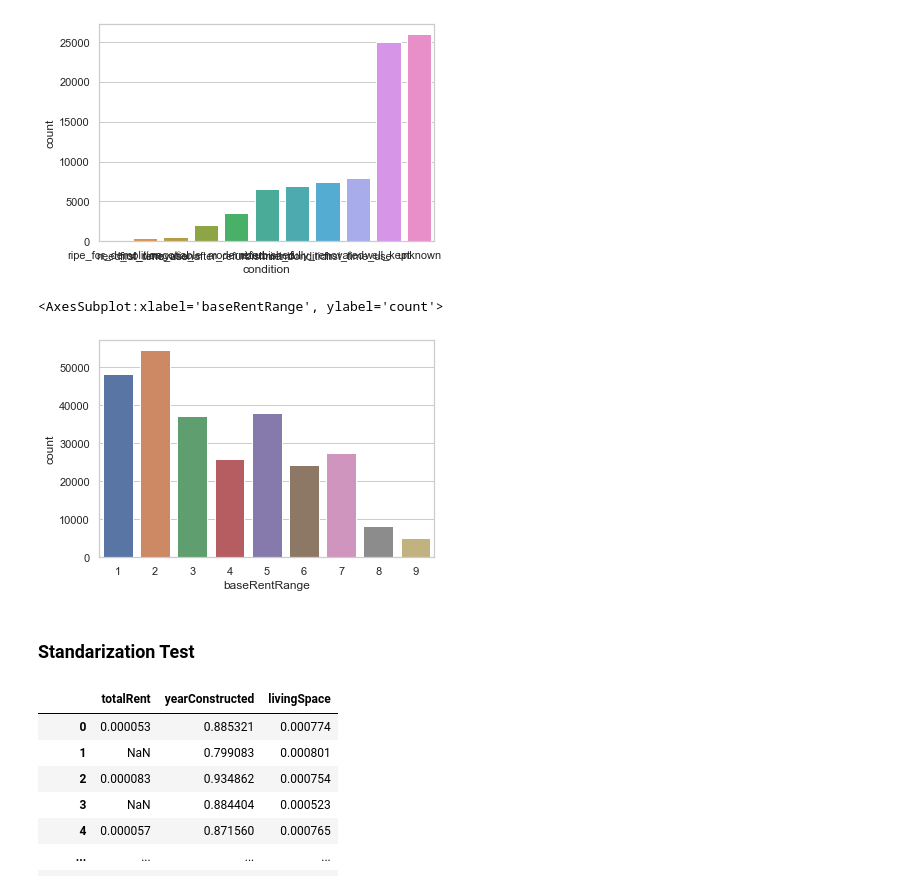
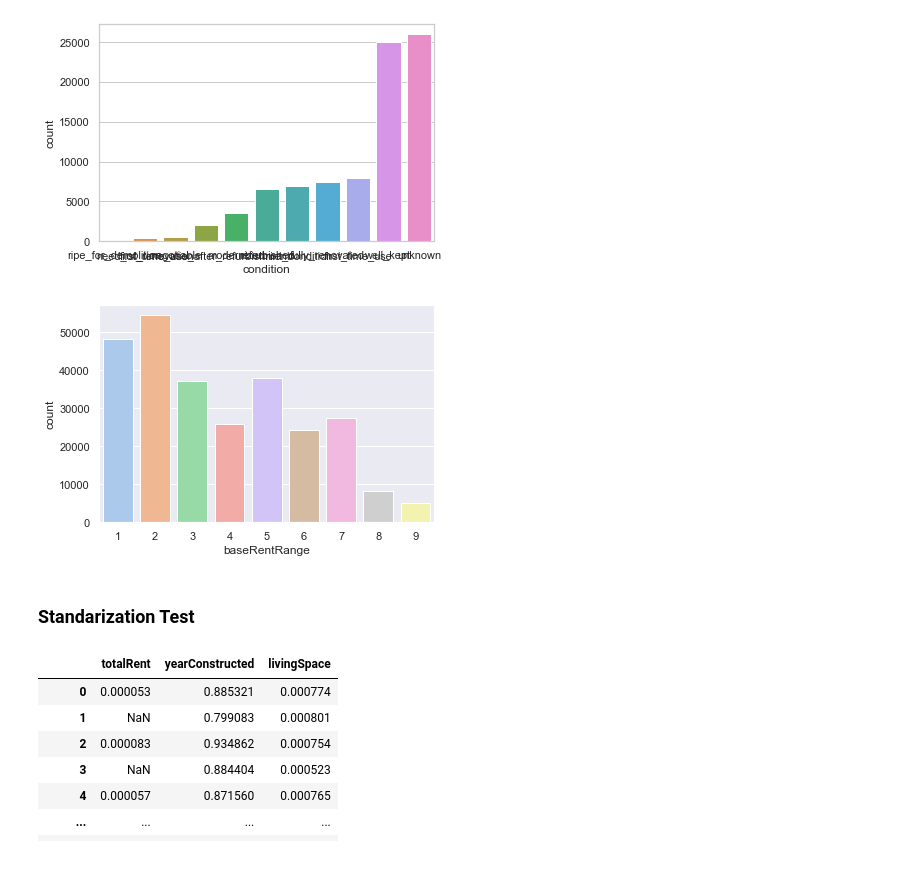
Before and after one commit to eriglesias/housing_prices_DEU, a Jupyter notebook: housing_analysis_de.ipynb, the cells around one changed output. Cells and saved outputs as stored; diff of their text form; code cells hidden in the pictures.

Commit message:
rearranging log transformation section, pie charts and binning

```diff
--- a/housing_analysis_de.ipynb
+++ b/housing_analysis_de.ipynb
@@ -1264,16 +1264,11 @@ ax= sns.countplot(x=tidy_housing_cleaned["condition"], order=tidy_housing_cleane
 # %% [output]
 [figure]
 # %%
-#Check and Compare ****
-
-
-
-#sns.countplot(tidy_housing_cleaned["baseRentRange"], order=[1,2,3,4,5,6,7,8,9])
-#sns.countplot(data = housing["baseRentRange"], order=[1,2,3,4,5,6,7,8,9])
-sns.countplot(housing["baseRentRange"])
+ax = sns.countplot(x=housing["baseRentRange"], data=housing, order=[1,2,3,4,5,6,7,8,9])
 # %% [output]
-<AxesSubplot:xlabel='baseRentRange', ylabel='count'>
-[figure, old version]
+[figure, new version]
+# %% [markdown]
+<h3> Standarization Test </h3>
 # %%
 from sklearn.preprocessing import MinMaxScaler
 
@@ -1283,8 +1278,6 @@ standard_scale_test= housing_ohne_nan[['totalRent','yearConstructed','livingSpac
 standard_scale_test= standard_scale_test.astype({"totalRent":'int', "yearConstructed":'int', "livingSpace":'int'})
 normalized_data = scaler.fit_transform(standard_scale_test)
 x_data= housing[['totalRent','yearConstructed','livingSpace']]
-# %% [markdown]
-<h3> Standarization Test </h3>
 # %%
 x_Data = x_data.apply(lambda x : (x- x.min(axis=0)) / (x.max(axis=0) - x.min(axis=0)))
 # %%
```
Also changed, not shown: parts of 52 cells of this notebook.
